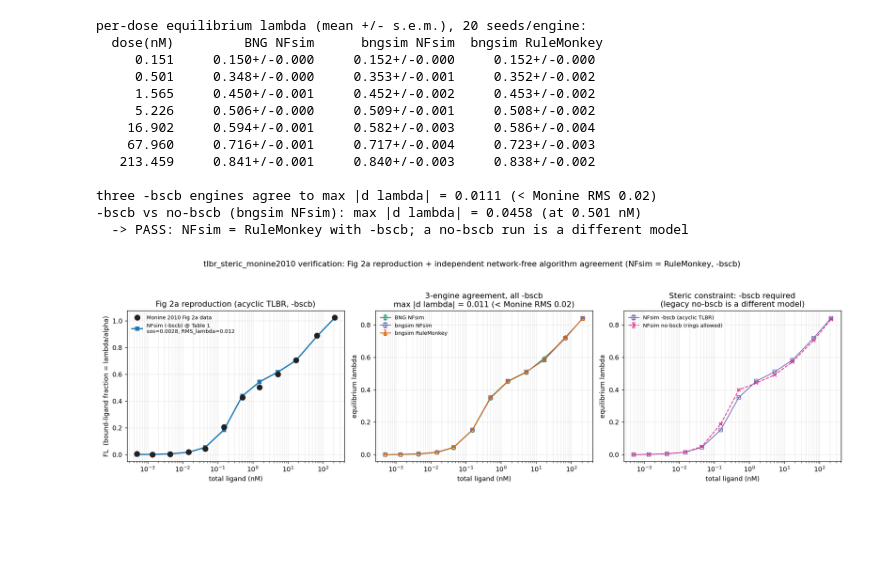
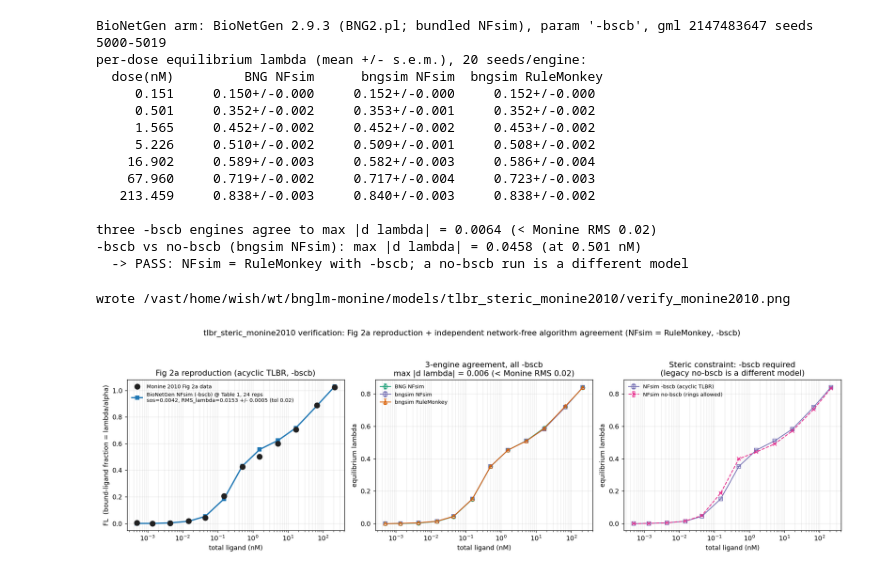
Before and after one commit to wshlavacek/BNGL-Models, a Jupyter notebook: models/tlbr_steric_monine2010/verify_monine2010.ipynb, the cells around one changed output. Cells and saved outputs as stored; diff of their text form; code cells hidden in the pictures; blank space fills up the shorter version.

```diff
--- a/models/tlbr_steric_monine2010/verify_monine2010.ipynb
+++ b/models/tlbr_steric_monine2010/verify_monine2010.ipynb
@@ -52,7 +109,10 @@ Fig 2a reproduction (NFsim -bscb @ Monine Table 1):
   -> PASS: reproduces Fig 2a within Monine's own RMS < 0.02 acceptance
 # %%
-# 2) Independent-algorithm check: three network-free engines, all -bscb.
+# 2) Independent-algorithm check: three network-free engines, all -bscb (cached; the two
+#    bngsim arms are bngsim's, the BioNetGen NFsim arm was re-run at seeds 5000-5019).
 ag = np.load(os.path.join(REF, "agreement.npz"))
+assert len({tuple(r) for r in ag["bng_nf"]}) == ag["bng_nf"].shape[0], "BNG arm replicates must be distinct"
+print("BioNetGen arm:", str(ag["bng_engine"]), f"seeds {ag['bng_seeds'][0]}-{ag['bng_seeds'][-1]}")
 doses = ag["doses"]
 big = np.abs(ag["fl_data"]) > 0.05
 
@@ -82,22 +142,25 @@ print(f"-bscb vs no-bscb (bngsim NFsim): max |d lambda| = {absbias.max():.4f} "
       f"(at {doses[big][absbias.argmax()]:.3g} nM)")
 print("  -> PASS: NFsim = RuleMonkey with -bscb; a no-bscb run is a different model")
 # %% [output]
+BioNetGen arm: BioNetGen 2.9.3 (BNG2.pl; bundled NFsim), param '-bscb', gml 2147483647 seeds 5000-5019
 per-dose equilibrium lambda (mean +/- s.e.m.), 20 seeds/engine:
   dose(nM)         BNG NFsim      bngsim NFsim  bngsim RuleMonkey
      0.151     0.150+/-0.000     0.152+/-0.000     0.152+/-0.000
-     0.501     0.348+/-0.000     0.353+/-0.001     0.352+/-0.002
-     1.565     0.450+/-0.001     0.452+/-0.002     0.453+/-0.002
-     5.226     0.506+/-0.000     0.509+/-0.001     0.508+/-0.002
-    16.902     0.594+/-0.001     0.582+/-0.003     0.586+/-0.004
-    67.960     0.716+/-0.001     0.717+/-0.004     0.723+/-0.003
-   213.459     0.841+/-0.001     0.840+/-0.003     0.838+/-0.002
+     0.501     0.352+/-0.002     0.353+/-0.001     0.352+/-0.002
+     1.565     0.452+/-0.002     0.452+/-0.002     0.453+/-0.002
+     5.226     0.510+/-0.002     0.509+/-0.001     0.508+/-0.002
+    16.902     0.589+/-0.003     0.582+/-0.003     0.586+/-0.004
+    67.960     0.719+/-0.002     0.717+/-0.004     0.723+/-0.003
+   213.459     0.838+/-0.003     0.840+/-0.003     0.838+/-0.002
 
-three -bscb engines agree to max |d lambda| = 0.0111 (< Monine RMS 0.02)
+three -bscb engines agree to max |d lambda| = 0.0064 (< Monine RMS 0.02)
 -bscb vs no-bscb (bngsim NFsim): max |d lambda| = 0.0458 (at 0.501 nM)
   -> PASS: NFsim = RuleMonkey with -bscb; a no-bscb run is a different model
 # %%
-# Verification figure (built by run_monine2010.py plot).
+# Verification figure, rebuilt from the caches this run wrote.
 from IPython.display import Image
+drv.plot()
 Image(filename=os.path.join(HERE, "verify_monine2010.png"))
 # %% [output]
+wrote /vast/home/wish/wt/bnglm-monine/models/tlbr_steric_monine2010/verify_monine2010.png
-[figure, old version]
+[figure, new version]
```
Also changed, not shown: parts of 2 cells of this notebook, 6 other files.
